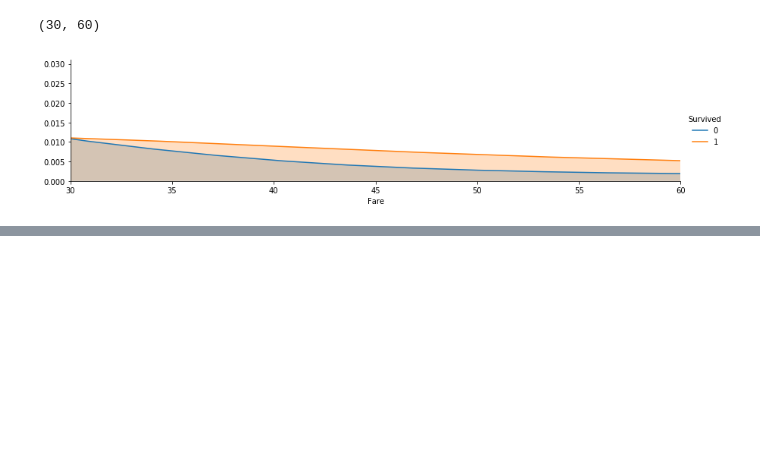
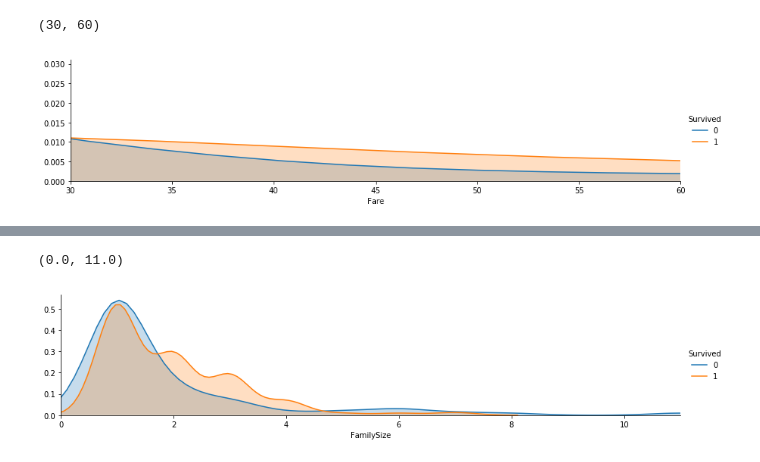
Before and after one commit to dl57934/hoony_blog_Data, a Jupyter notebook: 머신러닝/kaggle/Titanic/titanicStudy2.ipynb, the cells around one changed output, grey strips where cells are left out. Saved outputs shown, nothing was run; the diff lists cells and outputs as text; code cells hidden in the pictures; blank space fills up the shorter version.

```diff
--- a/머신러닝/kaggle/Titanic/titanicStudy2.ipynb
+++ b/머신러닝/kaggle/Titanic/titanicStudy2.ipynb
@@ -251 +292,5 @@ plt.xlim(100, 200) #0 ~ 30
+# %%
+EmbarkedMapping = {'S':0, 'C':1, 'Q':2}
+train['Embarked'] = train['Embarked'].map(EmbarkedMapping)
+test['Embarked'] = test['Embarked'].map(EmbarkedMapping)
 # %%
@@ -270,0 +327,3 @@ Name: Fare, Length: 891, dtype: float64
+# %%
+train['FamilySize'] = train['SibSp'] + train['Parch'] + 1
+test['FamilySize'] = train['SibSp'] + train['Parch'] + 1
@@ -270,0 +364,9 @@ Name: Fare, Length: 891, dtype: float64
+# %%
+facet = sns.FacetGrid(train, hue="Survived", aspect=4)
+facet.map(sns.kdeplot,'FamilySize', shade=True)
+facet.set(xlim=(0, train['FamilySize'].max()))
+facet.add_legend()
+plt.xlim()
+# %% [output]
+(0.0, 11.0)
+[figure, added]
```
Also changed, not shown: parts of 27 cells of this notebook, 12 other files.
